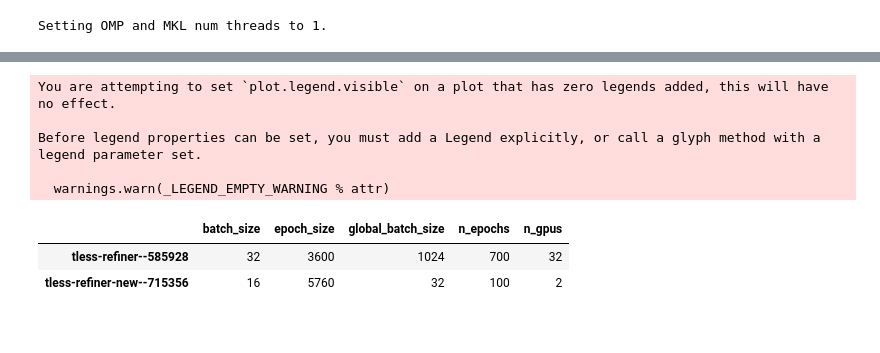
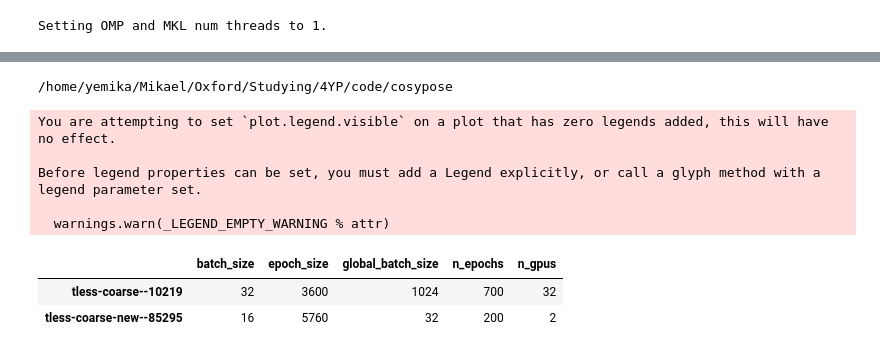
Before and after one commit to MikaYeghi/cosypose, a Jupyter notebook: paper_training_logs.ipynb, the cells around one changed output, grey strips where cells are left out. Saved outputs shown, nothing was run; the diff lists cells and outputs as text; code cells hidden in the pictures.

```diff
--- a/paper_training_logs.ipynb
+++ b/paper_training_logs.ipynb
@@ -9,39 +9,52 @@ assert log_dir.exists()
 # %% [output]
 Setting OMP and MKL num threads to 1.
 # %%
+import pdb, os
+path = '/home/yemika/Mikael/Oxford/Studying/4YP/code/graph_results'
 # T-LESS
 run_ids = [
-    # 'tless-coarse--10219',
-    'tless-refiner--585928',
-    # 'tless-coarse-new--774169',
-    'tless-refiner-new--715356'
+    'tless-coarse--10219',
+    # 'tless-refiner--585928',
+    'tless-coarse-new--85295',
+    # 'tless-refiner-new--914693',
+    # 'tless-coarse-new--210857',
+    # 'tless-refiner-new--156077',
+    # 'tless-coarse-new--210857-object25-without-MSE',
+    # 'tless-refiner-new--156077-object25-without-MSE',
+    # 'tless-coarse-new--210857-object25-with-MSE',
+    # 'tless-refiner-new--156077-object25-with-MSE',
+    # 'tless-coarse-new--210857-object25-rough',
+    # 'tless-refiner-new--156077-object25-rough'
 ]
 plotter = Plotter(log_dir)
 plotter.load_logs(run_ids)
+results = plotter.log_dicts['tless-coarse-new--85295']['train_loss_total']
+with open(os.path.join(path, 'tless-coarse--10219'))
 
 plotter.plot_train_fields(['train_loss_TCO', 'val_loss_TCO'], semilogy=True, title='TCO')
 
 plotter.plot_eval_field('pix2pose_detections/coarse/iteration=1/ADD-S/0.1d',
                         title='ADD-S/0.1d', y_range=[0.0, 0.9], new_row=True)
 
 plotter.plot_eval_field('pix2pose_coarse/refiner/iteration=1/ADD-S/0.1d', datasets='auto',
                         title='ADD-S/0.1d', y_range=[0.0, 0.9], new_row=False)
 
 
 plotter.plot_train_fields(['grad_norm', ], semilogy=True, title='grad', new_row=True)
 
 plotter.plot_train_fields(['learning_rate'], semilogy=False, title='lr', new_row=True)
 plotter.plot_train_fields(['time_forward', 'time_backward', 'time_data'], title='time')
 
 plotter.show_configs()
 plotter.show()
 # %% [output]
 [interactive output not drawn]
-You are attempting to set `plot.legend.visible` on a plot that has zero legends added, this will have no effect.
-
-Before legend properties can be set, you must add a Legend explicitly, or call a glyph method with a legend parameter set.
-
-  warnings.warn(_LEGEND_EMPTY_WARNING % attr)
+/home/yemika/Mikael/Oxford/Studying/4YP/code/cosypose
+You are attempting to set `plot.legend.visible` on a plot that has zero legends added, this will have no effect.
+
+Before legend properties can be set, you must add a Legend explicitly, or call a glyph method with a legend parameter set.
+
+  warnings.warn(_LEGEND_EMPTY_WARNING % attr)
 |  | batch_size | epoch_size | global_batch_size | n_epochs | n_gpus |
-| tless-refiner--585928 | 32 | 3600 | 1024 | 700 | 32 |
-| tless-refiner-new--715356 | 16 | 5760 | 32 | 100 | 2 |
+| tless-coarse--10219 | 32 | 3600 | 1024 | 700 | 32 |
+| tless-coarse-new--85295 | 16 | 5760 | 32 | 200 | 2 |
```
Also changed, not shown: parts of 1 cell of this notebook, 17 other files.
